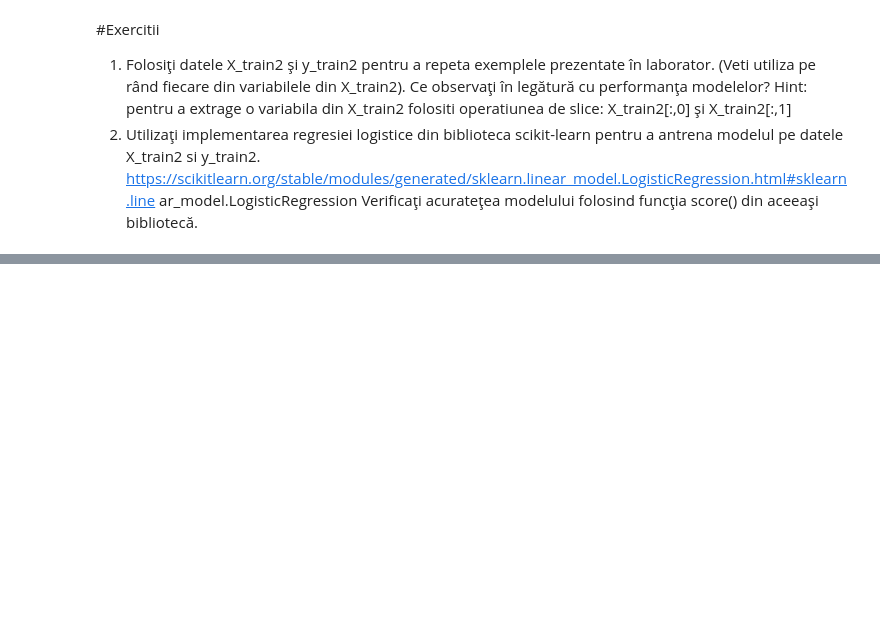
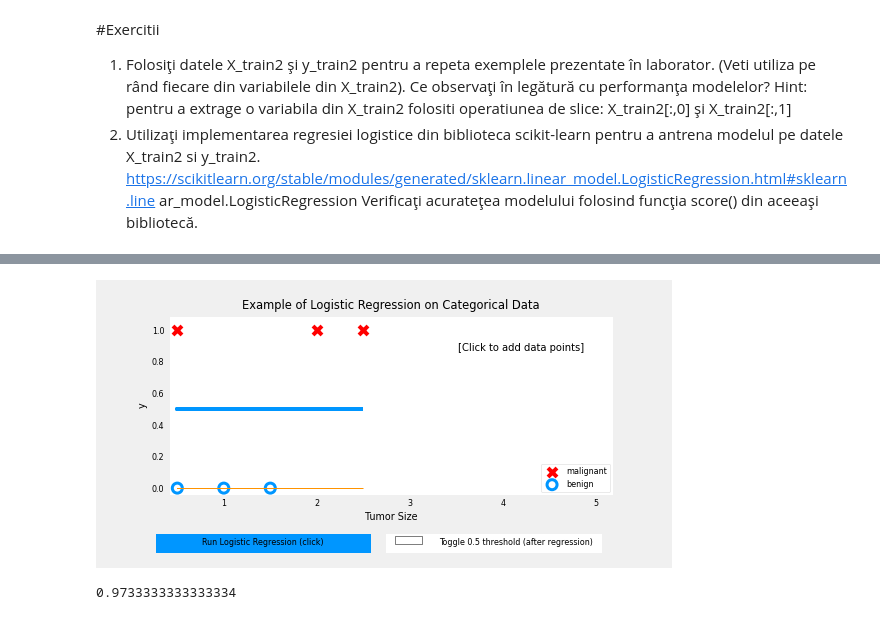
Before and after one commit to RooKeeh/AI-Google-Colab, a Jupyter notebook: Lab8.ipynb, the cells around one changed output, grey strips where cells are left out. Saved outputs shown, nothing was run; the diff lists cells and outputs as text; code cells hidden in the pictures; blank space fills up the shorter version.

```diff
--- a/Lab8.ipynb
+++ b/Lab8.ipynb
@@ -230,0 +250,12 @@ Verificaţi acurateţea modelului folosind funcţia score() din aceeaşi bibliot
+# %%
+plt.close('all')
+addpt=plt_one_addpt_onclick(X_train2[:,1],y_train2,w_in,b_in,logistic=True)
+# %% [output]
+[figure, added]
+# %%
+from sklearn.datasets import load_iris
+from sklearn.linear_model import LogisticRegression
+X_total2, y_total2 = load_iris(return_X_y=True)
+clf.score(X_total2,y_total2)
+# %% [output]
+0.9733333333333334
```
Also changed, not shown: parts of 4 cells of this notebook.
